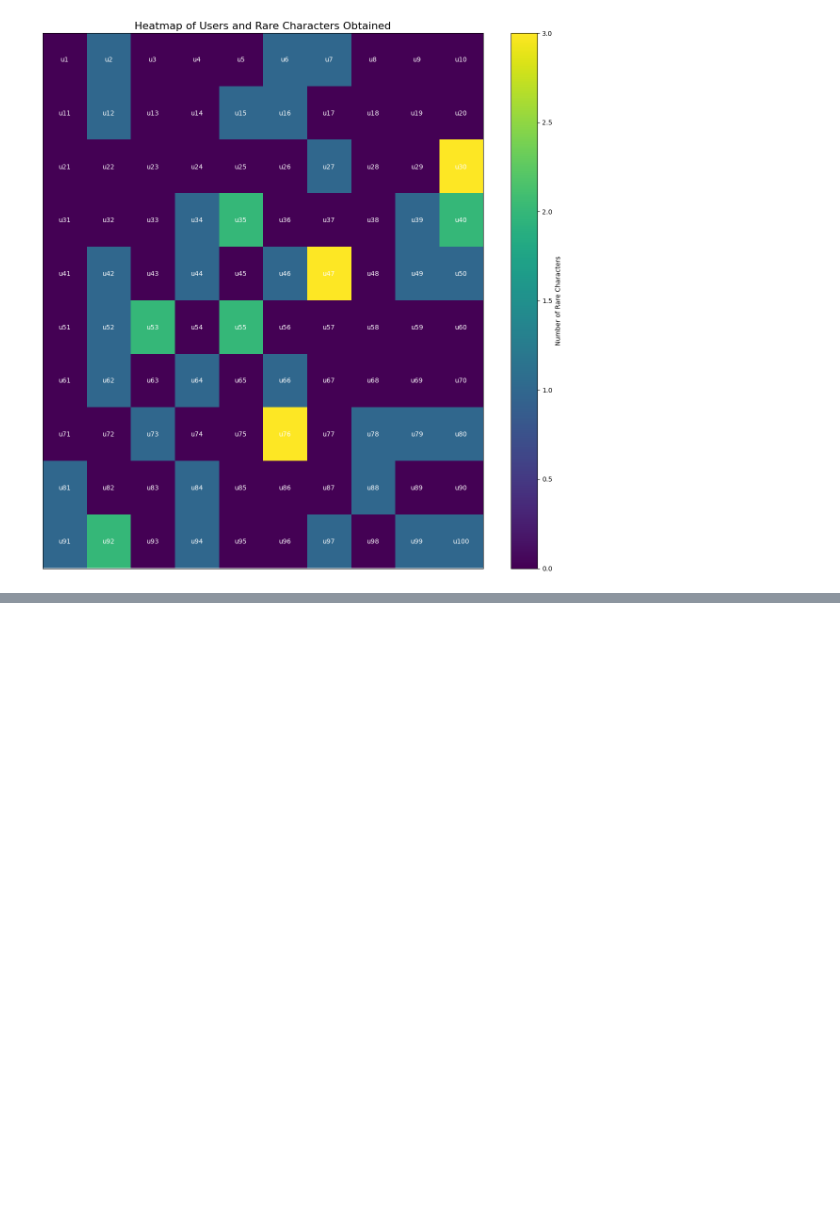
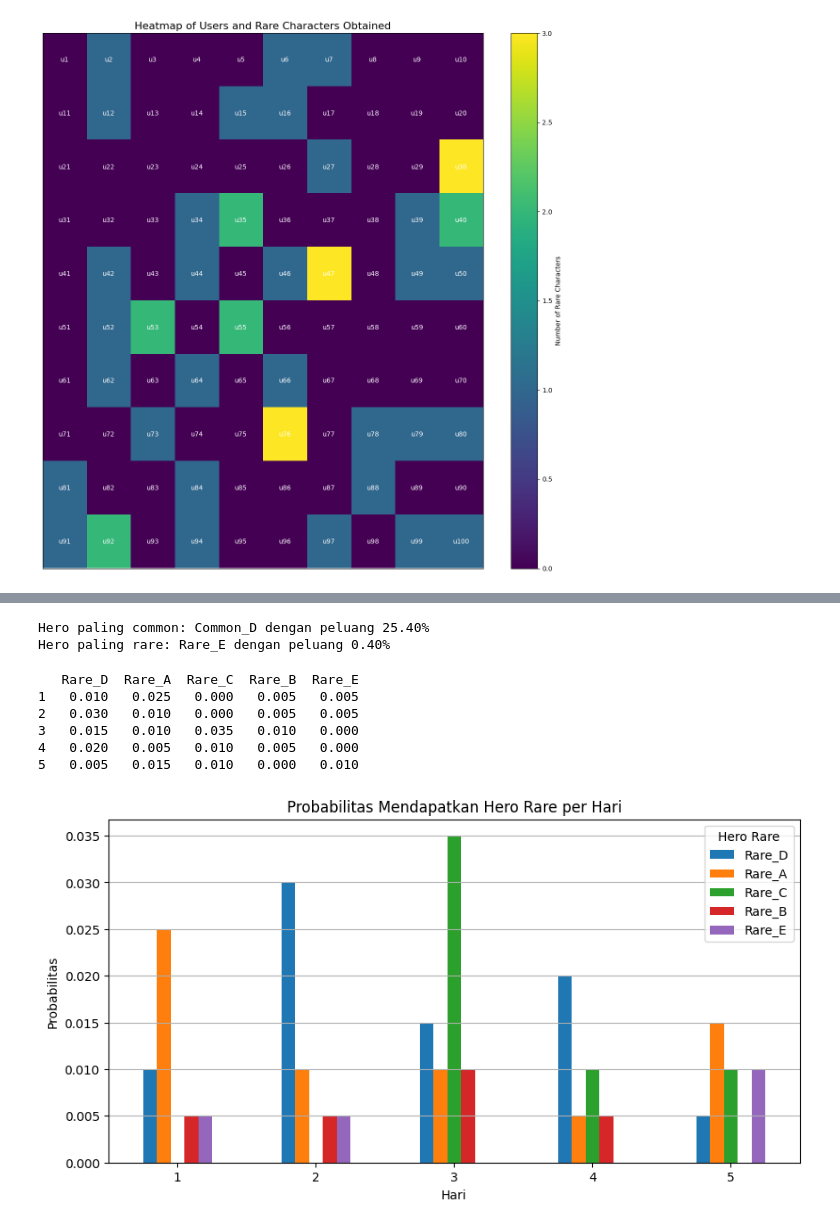
Before and after one commit to Rafahhh/RBL-FI2151-Gacha-Strategy-Analysis, a Jupyter notebook: src/rbl.ipynb, the cells around one changed output, grey strips where cells are left out. Saved outputs shown, nothing was run; the diff lists cells and outputs as text; code cells hidden in the pictures; blank space fills up the shorter version.

```diff
--- a/src/rbl.ipynb
+++ b/src/rbl.ipynb
@@ -88,0 +230,12 @@ plt.show()
+# %%
+# Menghitung frekuensi setiap hero
+hero_counts = data.iloc[:, 1:].melt(value_name='Hero')['Hero'].value_counts()
+
+# Menghitung total pulls
+total_pulls = hero_counts.sum()
+
+# Menghitung peluang
+hero_probabilities = hero_counts / total_pulls
+
+# Menampilkan peluang
+print(hero_probabilities)
@@ -88,0 +255,52 @@ plt.show()
+# %%
+# Hero paling common
+most_common_hero = hero_probabilities.idxmax()
+most_common_probability = hero_probabilities.max()
+
+# Hero paling rare
+most_rare_hero = hero_probabilities.idxmin()
+most_rare_probability = hero_probabilities.min()
+
+print(f'Hero paling common: {most_common_hero} dengan peluang {most_common_probability:.2%}')
+print(f'Hero paling rare: {most_rare_hero} dengan peluang {most_rare_probability:.2%}')
+# %% [output]
+Hero paling common: Common_D dengan peluang 25.40%
+Hero paling rare: Rare_E dengan peluang 0.40%
+# %%
+# Menghitung frekuensi hero rare
+rare_heroes = [hero for hero in hero_counts.index if 'Rare' in hero]
+
+# Menghitung frekuensi setiap hero rare per hari
+rare_counts_per_day = {hero: [] for hero in rare_heroes}
+
+for day in range(1, 6):
+    day_data = data.iloc[:, (day - 1) * 2 + 1:(day - 1) * 2 + 3]  # Mengambil dua pull per hari
+    for hero in rare_heroes:
+        count = day_data.isin([hero]).sum().sum()  # Menghitung jumlah kemunculan hero
+        rare_counts_per_day[hero].append(count)
+
+# Menghitung probabilitas untuk setiap hero rare per hari
+total_pulls_per_day = len(data) * 2  # Total pulls per day (2 pulls per user)
+probabilities_per_day = {hero: [count / total_pulls_per_day for count in counts] for hero, counts in rare_counts_per_day.items()}
+
+# Menampilkan probabilitas
+probabilities_df = pd.DataFrame(probabilities_per_day, index=range(1, 6))
+print(probabilities_df)
+
+# Visualisasi bar chart
+probabilities_df.plot(kind='bar', figsize=(10, 5))
+plt.title('Probabilitas Mendapatkan Hero Rare per Hari')
+plt.xlabel('Hari')
+plt.ylabel('Probabilitas')
+plt.xticks(rotation=0)
+plt.legend(title='Hero Rare')
+plt.grid(axis='y')
+plt.show()
+# %% [output]
+   Rare_D  Rare_A  Rare_C  Rare_B  Rare_E
+1   0.010   0.025   0.000   0.005   0.005
+2   0.030   0.010   0.000   0.005   0.005
+3   0.015   0.010   0.035   0.010   0.000
+4   0.020   0.005   0.010   0.005   0.000
+5   0.005   0.015   0.010   0.000   0.010
+[figure, added]
```
Also changed, not shown: parts of 19 cells of this notebook.
